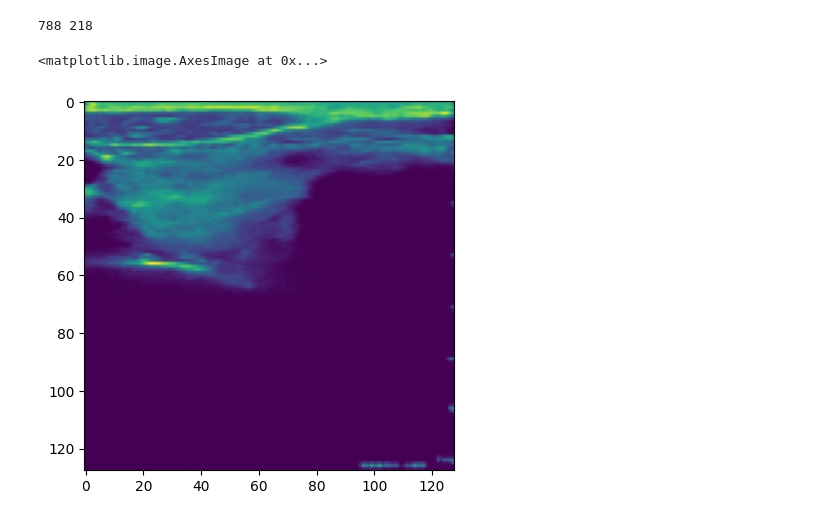
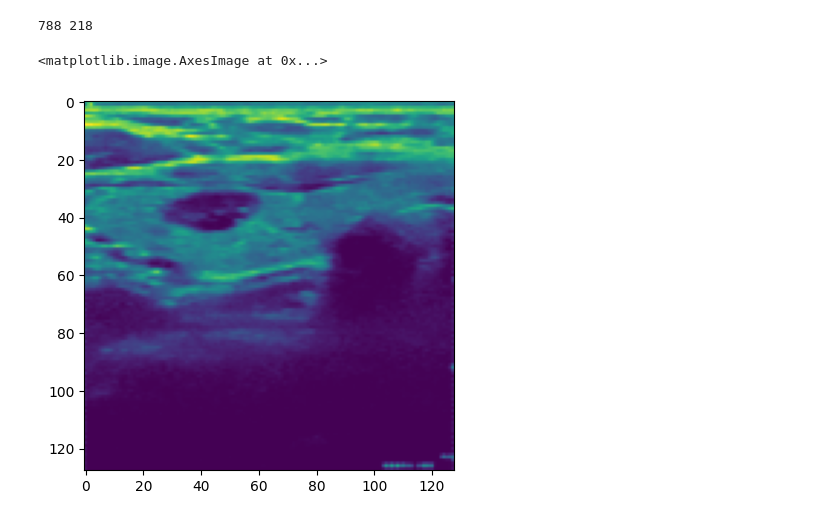
Before and after one commit to fenofista/thyroid, a Jupyter notebook: code/from_scratch_for_ge(nodule_gland)_benq(gland).ipynb, the cells around one changed output. Saved outputs shown, nothing was run; the diff lists cells and outputs as text; code cells hidden in the pictures.

```diff
--- a/code/from_scratch_for_ge(nodule_gland)_benq(gland).ipynb
+++ b/code/from_scratch_for_ge(nodule_gland)_benq(gland).ipynb
@@ -161,13 +161,13 @@ def custom_collate_fn(batch):
     # print(batch)
     filtered_batch = [item for item in batch if item[0] is not None]
     if len(filtered_batch) == 0:
-        return [None, None]
+        return [None, None, None, None]
     return torch.utils.data.dataloader.default_collate(filtered_batch)
 train_dataset = Ge_Benq_Dataset("../ge_benq_data/ge(nodule_gland)_benq(gland)_train.csv", transform = train_augmentation, image_size = image_size)
 train_dataloader = DataLoader(train_dataset, batch_size = batch_size, shuffle = True, collate_fn=custom_collate_fn)
 
 test_dataset = Ge_Benq_Dataset("../ge_benq_data/ge(nodule_gland)_benq(gland)_test.csv", transform = test_augmentation, image_size = image_size, training = False)
-test_dataloader = DataLoader(test_dataset, batch_size = batch_size, shuffle = False, collate_fn=custom_collate_fn)
+test_dataloader = DataLoader(test_dataset, batch_size = 1, shuffle = False, collate_fn=custom_collate_fn)
 
 image, mask, from_dataset, mask_type = next(iter(test_dataloader))
 # %%
@@ -199,10 +183,10 @@ print(len(train_dataset), len(test_dataset))
 # %% [output]
 788 218
 # %%
-plt.imshow(image[18][0])
+plt.imshow(image[0][0])
 # %% [output]
 <matplotlib.image.AxesImage at 0x...>
-[figure, old version]
+[figure, new version]
 # %%
 def train(dataloader, model, optimizer, loss_fn, device):
     total_loss = 0
```
Also changed, not shown: parts of 8 cells of this notebook, 7 other files.
